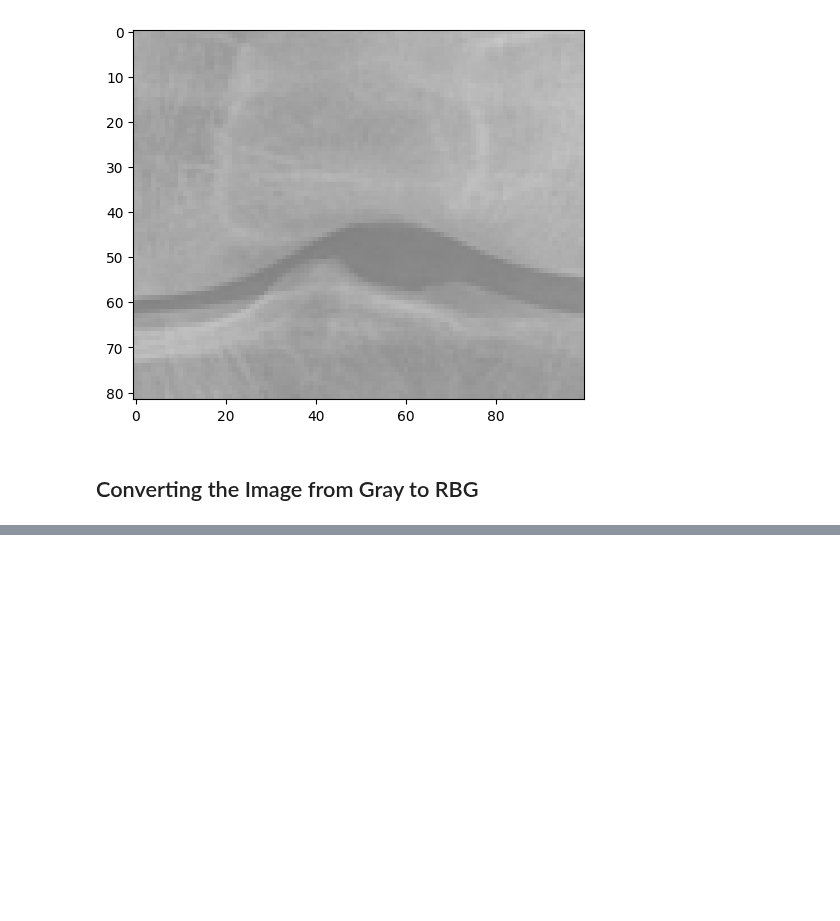
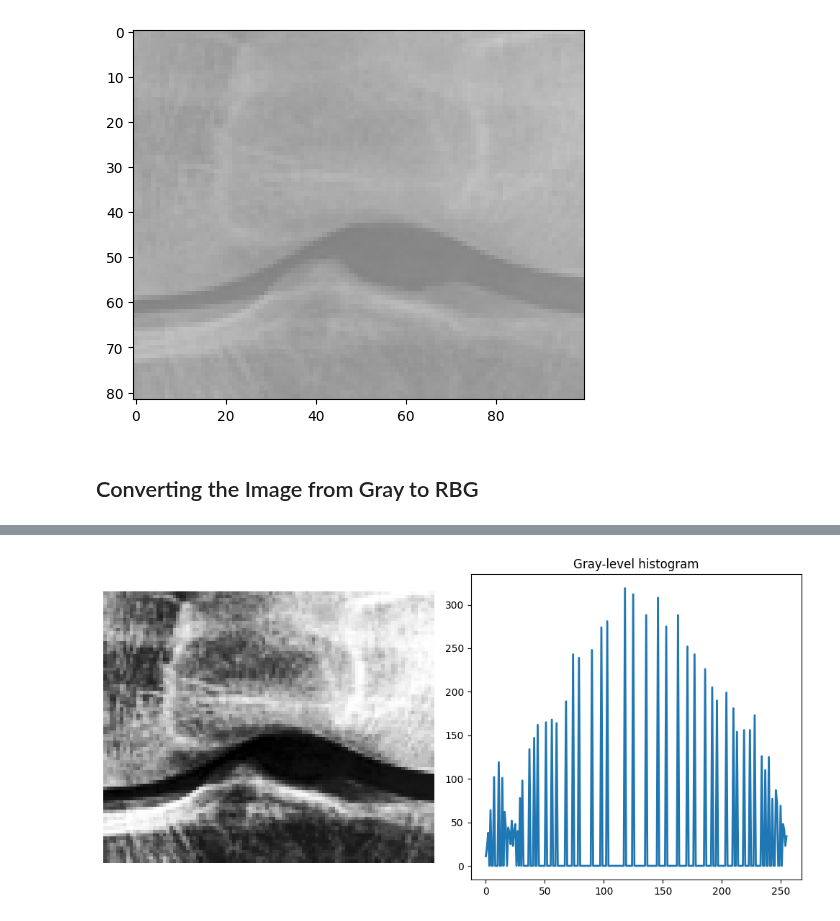
Before and after one commit to lolani24/knee-signal-processing-class-project, a Jupyter notebook: color_analysis_knee.ipynb, the cells around one changed output, grey strips where cells are left out. Saved outputs shown, nothing was run; the diff lists cells and outputs as text; code cells hidden in the pictures; blank space fills up the shorter version.

```diff
--- a/color_analysis_knee.ipynb
+++ b/color_analysis_knee.ipynb
@@ -72,0 +104,16 @@ print(rgb_img.shape)
+# %%
+#collecting the data points from the equalizated image to create a histogram
+equ_image = util.img_as_ubyte(equalized)
+hist, hist_center = exposure.histogram(equ_image)
+# %%
+fig, ax = plt.subplots(ncols=2, figsize=(10, 5))
+
+ax[0].imshow(equ_image, cmap=plt.cm.gray)
+ax[0].set_axis_off()
+
+ax[1].plot(hist_center, hist, lw=2)
+ax[1].set_title('Gray-level histogram')
+
+fig.tight_layout()
+# %% [output]
+[figure, added]
```
Also changed, not shown: parts of 10 cells of this notebook.
